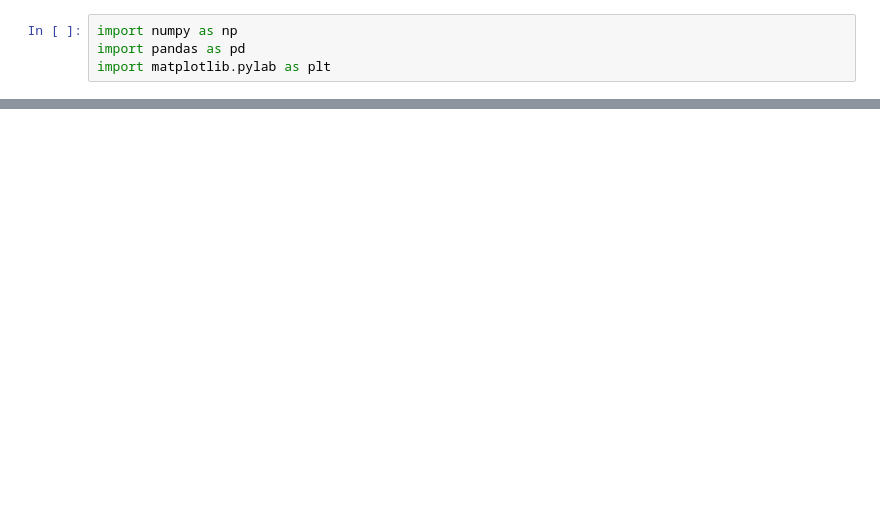
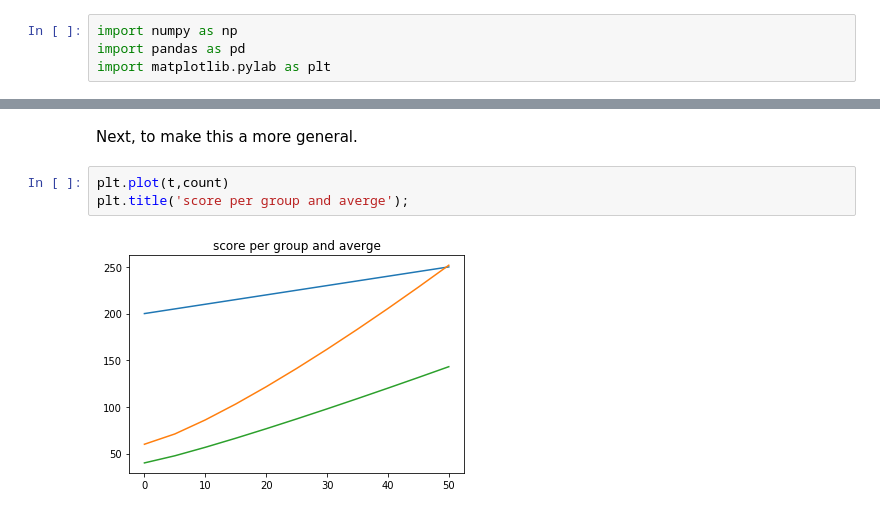
Before and after one commit to fairnessforensics/wiggum, a Jupyter notebook: research_notebooks/generate_class_imbalance_sp.ipynb, the cells around one changed output, grey strips where cells are left out. Drawn from its saved outputs; the diff is of its cells as text; blank space fills up the shorter version.

Commit message:
working class imbalance, beginning of generalization

```diff
--- a/research_notebooks/generate_class_imbalance_sp.ipynb
+++ b/research_notebooks/generate_class_imbalance_sp.ipynb
@@ -53,0 +34,7 @@ array([[310. , 290. , 280. ],
+# %% [markdown]
+Next, to make this a more general.
+# %%
+plt.plot(t,count)
+plt.title('score per group and averge');
+# %% [output]
+[figure, added]
```
Also changed, not shown: parts of 8 cells of this notebook.
